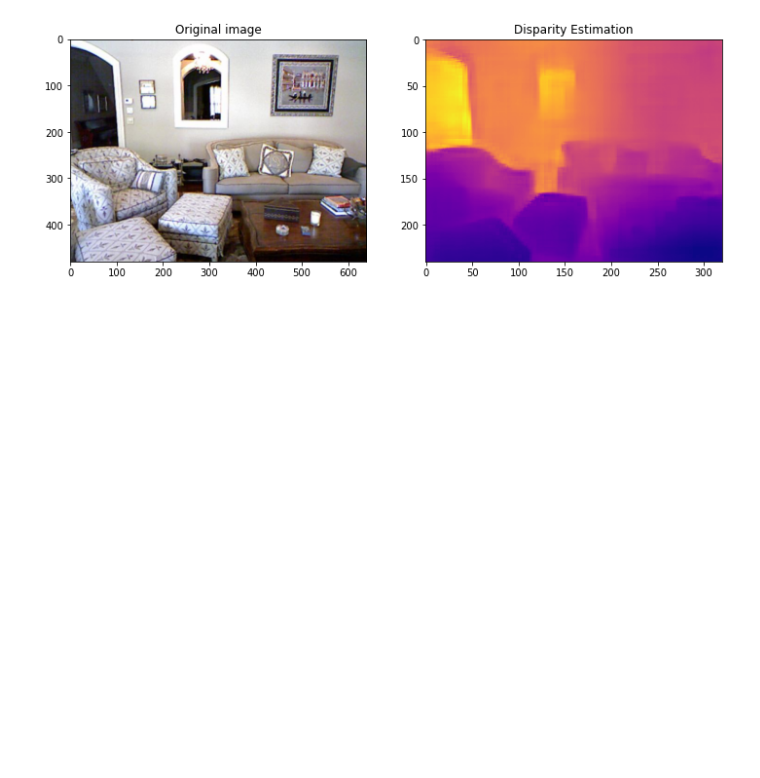
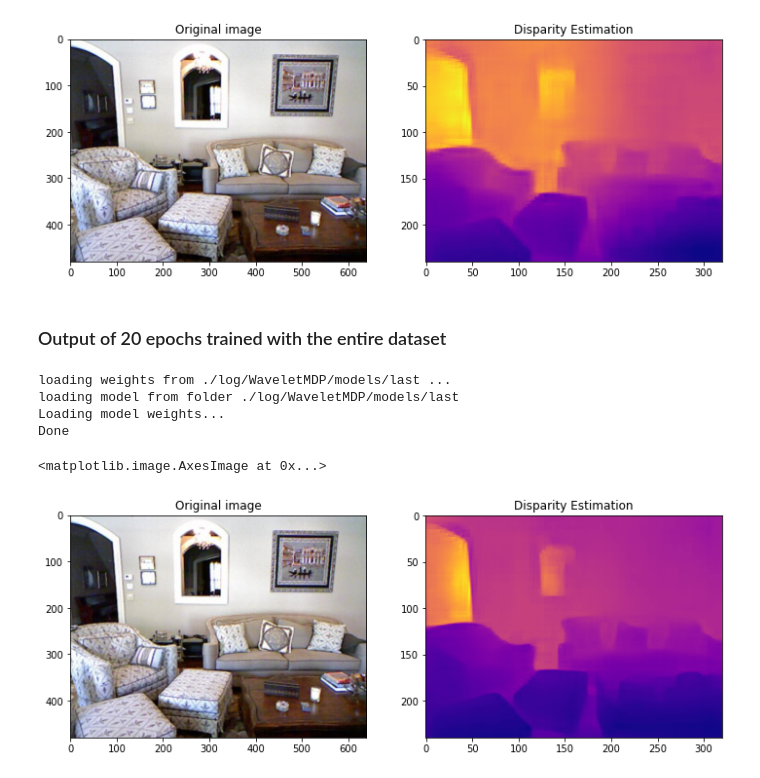
Before and after one commit to hsusharon/Wavelet_Decomposition_NYU, a Jupyter notebook: NYUv2/sparsity_test_notebook.ipynb, the cells around one changed output. Cells and saved outputs as stored; diff of their text form; code cells hidden in the pictures; blank space fills up the shorter version.

Commit message:
add code for last trained model

```diff
--- a/NYUv2/sparsity_test_notebook.ipynb
+++ b/NYUv2/sparsity_test_notebook.ipynb
@@ -106,10 +106,6 @@ img_tensor = sample["image"].unsqueeze(0)
 thresh_ratio = 0.04
 with torch.no_grad():
     outputs = model(img_tensor)
-    baseline_outputs = baseline_model(img_tensor)
-    sparse_outputs = sparse_model(img_tensor, -10)
-    total_ops_dense = sparse_outputs['total_ops']
-    sparse_outputs = sparse_model(img_tensor, thresh_ratio)
 
 plt.figure(figsize=(12,6))
 plt.subplot(1,2,1)
@@ -123,3 +119,38 @@ plt.imshow(outputs[("disp", 0)][0,0], cmap="plasma")
 (480, 640, 3) (480, 640)
 <matplotlib.image.AxesImage at 0x...>
 [figure]
+# %% [markdown]
+### Output of 20 epochs trained with the entire dataset
+# %%
+model_path = "./log/WaveletMDP/models/last"
+load_model(model, model_path)
+model.eval()
+print("Done")
+# %% [output]
+loading weights from ./log/WaveletMDP/models/last ...
+loading model from folder ./log/WaveletMDP/models/last
+Loading model weights...
+Done
+# %%
+idx = 600
+img = nyu_dataset["images"][idx2nyu(idx)].transpose(2,1,0)
+depth = nyu_dataset["depths"][idx2nyu(idx)].transpose(1,0)
+
+sample = {"image": Image.fromarray(img), "depth": Image.fromarray((depth*255/10000).astype('int32'))}
+sample = to_tensor(sample)
+img_tensor = sample["image"].unsqueeze(0)
+thresh_ratio = 0.04
+with torch.no_grad():
+    outputs = model(img_tensor)
+
+plt.figure(figsize=(12,6))
+plt.subplot(1,2,1)
+plt.title("Original image")
+plt.imshow(img_tensor[0].permute(1,2,0))
+
+plt.subplot(1,2,2)
+plt.title('Disparity Estimation')
+plt.imshow(outputs[("disp", 0)][0,0], cmap="plasma")
+# %% [output]
+<matplotlib.image.AxesImage at 0x...>
+[figure, added]
```
Also changed, not shown: parts of 3 cells of this notebook.
